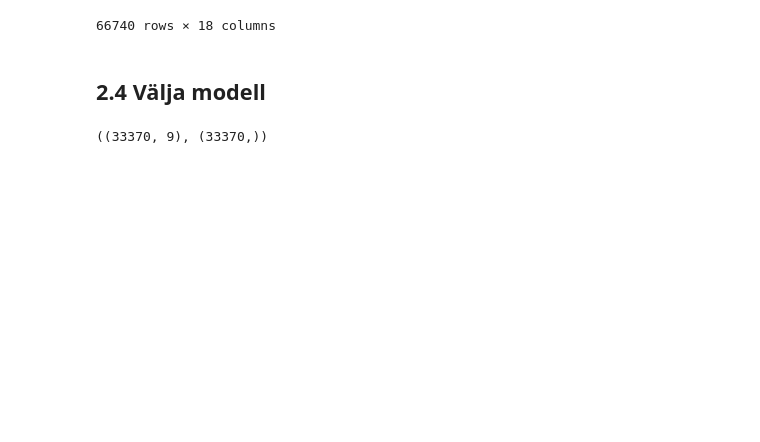
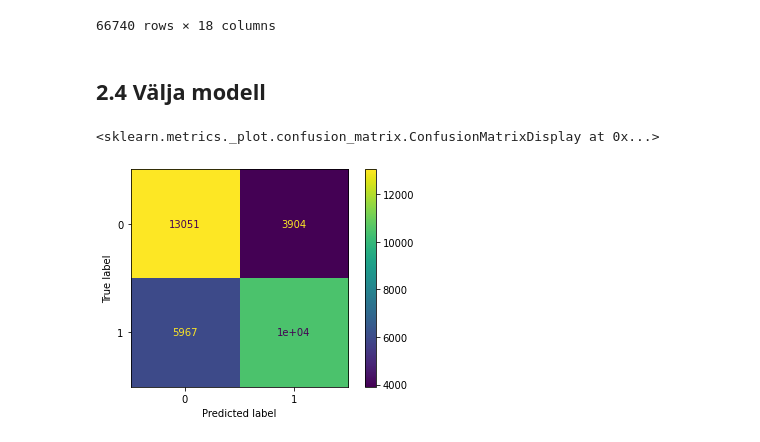
Before and after one commit to FHegardt/Maskininl-rning-Fredrik-Hegardt, a Jupyter notebook: Labb/2.1-8.ipynb, the cells around one changed output. Drawn from its saved outputs; the diff is of its cells as text; code cells hidden in the pictures; blank space fills up the shorter version.

Commit message:
started with 2.4 and scaled data

```diff
--- a/Labb/2.1-8.ipynb
+++ b/Labb/2.1-8.ipynb
@@ -168,13 +167,28 @@ df1_encoded
 # %% [markdown]
 ## 2.4 Välja modell
 # %%
-from sklearn.preprocessing import MinMaxScaler
 from sklearn.model_selection import train_test_split
-from sklearn.neighbors import KNeighborsClassifier
+from sklearn.linear_model import LogisticRegression
+from sklearn.preprocessing import StandardScaler
 import numpy as np
 
-X,y = df1.drop("cardio", axis = 1), df1["cardio"]
+X,y = df1_encoded.drop("cardio", axis = 1), df1_encoded["cardio"]
 X_train, X_test, y_train, y_test = train_test_split(X, y, test_size=0.5, random_state=42)
 X_train.shape, y_train.shape
+
+scaler = StandardScaler()
+scaled_X_train = scaler.fit_transform(X_train)
+scaled_X_test = scaler.transform(X_test)
+
+model_logistic = LogisticRegression("none")
+model_logistic.fit(scaled_X_train, y_train)
+model_logistic.coef_, model_logistic.intercept_
+y_pred = model_logistic.predict(scaled_X_test)
-# %% [output]
-((33370, 9), (33370,))
+# %%
+from sklearn.metrics import confusion_matrix, ConfusionMatrixDisplay, classification_report, accuracy_score
+
+cm = confusion_matrix(y_test, y_pred)
+ConfusionMatrixDisplay(cm).plot()
+# %% [output]
+<sklearn.metrics._plot.confusion_matrix.ConfusionMatrixDisplay at 0x...>
+[figure, added]
```
Also changed, not shown: parts of 2 cells of this notebook.
